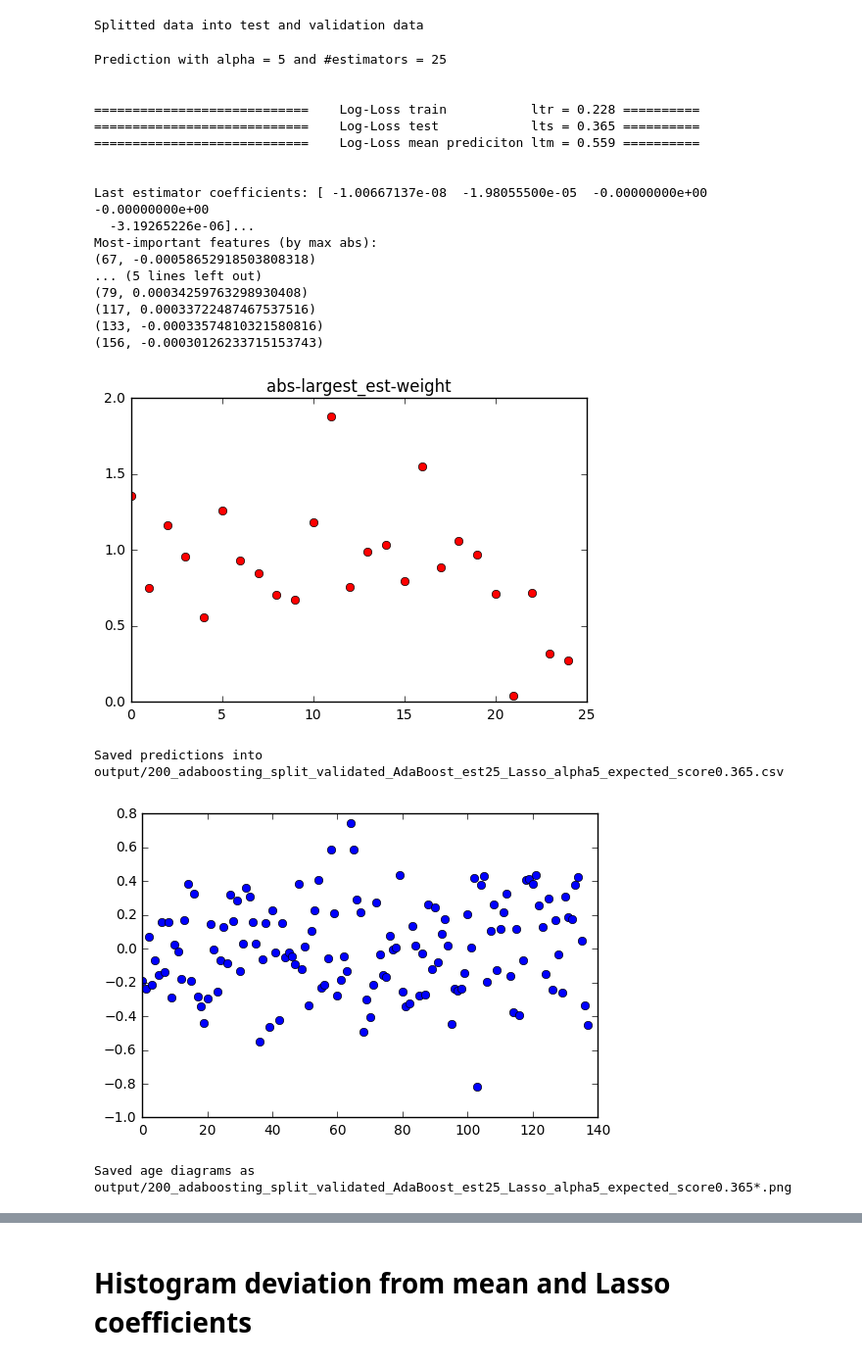
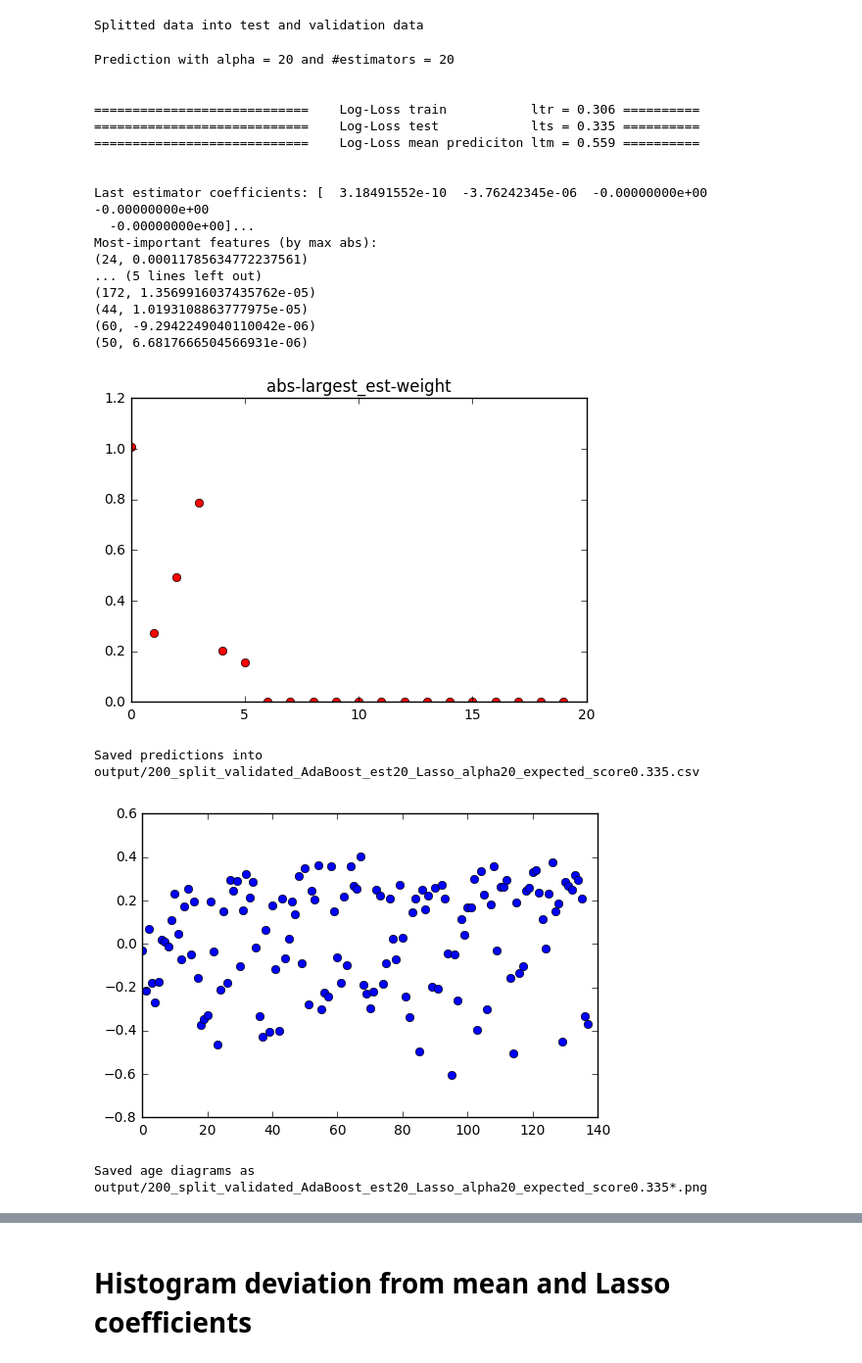
Before and after one commit to GollyTicker/orel-ml, a Jupyter notebook: validated-Statistics-Percentile-Hists.ipynb, the cells around one changed output, grey strips where cells are left out. Shown at 98% size. Drawn from its saved outputs; the diff is of its cells as text; code cells hidden in the pictures.

```diff
--- a/validated-Statistics-Percentile-Hists.ipynb
+++ b/validated-Statistics-Percentile-Hists.ipynb
@@ -14,7 +15,10 @@ from mpl_toolkits.mplot3d import Axes3D
 from orelmisc import n_max,n_test_max,testpre,trainpre,saveCSV,y_org,shape_3d_org
 from preprocess import flatten,flatten_each_sample,loadData,flatten_each_sample,precompute_and_save
 # %%
-prep = lambda i: i # int(i)
+prep_ = lambda i: i #if i < 0.9 else 1 # round up at 0.8 improves score :)
+def prep(a):
+  return map(prep_,a)
+
 cap = lambda p: min(1,max(0,p))
 def pred_to_rgb(p):
   p = cap(p)
@@ -23,8 +27,9 @@ def pred_to_rgb(p):
 
 # Ideas:
 # -> use gradient as proprocessing?
+# -> use polar coordinates. it may reveal interesting things :)
 
-# TODO:
+# DONE:
 # -> split data into training and validation data.
 #    otherwise we will have overfitting.
 
@@ -48,7 +53,7 @@ x_t = None
 # %%
 space = 200 # 200 # 50 is smooth, 200 is a bit more noisy
 
-name = "output/"+str(space)+"_adaboosting_split_validated"
+name = "output/"+str(space)+"_split_validated"
 #fname = "mean_std_hist120_scale1.npy"
 #fname = "mean_std_hist500_scale1.npy"
 fname = "statistics_diff_hist" + str(space) + ".npy"
@@ -411,13 +441,16 @@ def makeLinearRegression():
   print "Residues: %s" % linreg.residues_
   return prefix,linreg
 # %%
-def doStuff(al=15,comps=n_max-1,kernel="rbf",n_est=120,max_depth=7,msplit=10,feats=0.3,samps=0.3):
+def doStuff(al=15,comps=n_max-1,n_est=120,
+            max_depth=7,msplit=10,feats=0.3,samps=0.3,
+            kernel="poly",coef0=1,p=False,deg=3):
   global prefix,result
   #loadAndPreprocess()
 
   #prefix,model = makeLassoPrediction(al=al)
   #prefix,model = makeAdaDefaultBaseEstimatorPrediction(n_est=n_est,max_depth=max_depth,msplit=msplit)
   prefix,model = makeAdaLassoPrediction(al=al,n_est=n_est)
+  #prefix,model = kernelSVM(kernel=kernel,coef0=1,probability=p,degree=deg)
   #prefix,model = makeBaggingBoostLassoPrediction(al=al,n_est=n_est,feats=feats,samps=samps)
   #prefix,model = makeSVDLassoPrediction(al=al,comps=comps)
   #prefix,model = makeLassoCVPrediction(cv=3)
@@ -454,26 +487,26 @@ def savePrediction():
     savedFilename = saveCSV(map(cap,y_t_pp),prefix)
     print("Saved predictions into %s" % savedFilename)
 # %%
-doStuff(al=5,n_est=25,max_depth=2,msplit=70)
+doStuff(kernel="rbf",coef0=1,deg=1,al=20,n_est=20,max_depth=2,msplit=70)
 # %% [output]
-Prediction with alpha = 5 and #estimators = 25
+Prediction with alpha = 20 and #estimators = 20
 
 
-============================    Log-Loss train           ltr = 0.228 ==========
-============================    Log-Loss test            lts = 0.365 ==========
+============================    Log-Loss train           ltr = 0.306 ==========
+============================    Log-Loss test            lts = 0.335 ==========
 ============================    Log-Loss mean prediciton ltm = 0.559 ==========
 
 
-Last estimator coefficients: [ -1.00667137e-08  -1.98055500e-05  -0.00000000e+00  -0.00000000e+00
-  -3.19265226e-06]...
+Last estimator coefficients: [  3.18491552e-10  -3.76242345e-06  -0.00000000e+00  -0.00000000e+00
+  -0.00000000e+00]...
 Most-important features (by max abs):
-(67, -0.00058652918503808318)
+(24, 0.00011785634772237561)
 ... (5 lines left out)
-(79, 0.00034259763298930408)
-(117, 0.00033722487467537516)
-(133, -0.00033574810321580816)
-(156, -0.00030126233715153743)
+(172, 1.3569916037435762e-05)
+(44, 1.0193108863777975e-05)
+(60, -9.2942249040110042e-06)
+(50, 6.6817666504566931e-06)
-[figure, old version]
+[figure, new version]
-Saved predictions into output/200_adaboosting_split_validated_AdaBoost_est25_Lasso_alpha5_expected_score0.365.csv
+Saved predictions into output/200_split_validated_AdaBoost_est20_Lasso_alpha20_expected_score0.335.csv
-[figure, old version]
+[figure, new version]
-Saved age diagrams as output/200_adaboosting_split_validated_AdaBoost_est25_Lasso_alpha5_expected_score0.365*.png
+Saved age diagrams as output/200_split_validated_AdaBoost_est20_Lasso_alpha20_expected_score0.335*.png
```
Also changed, not shown: parts of 4 cells of this notebook.
